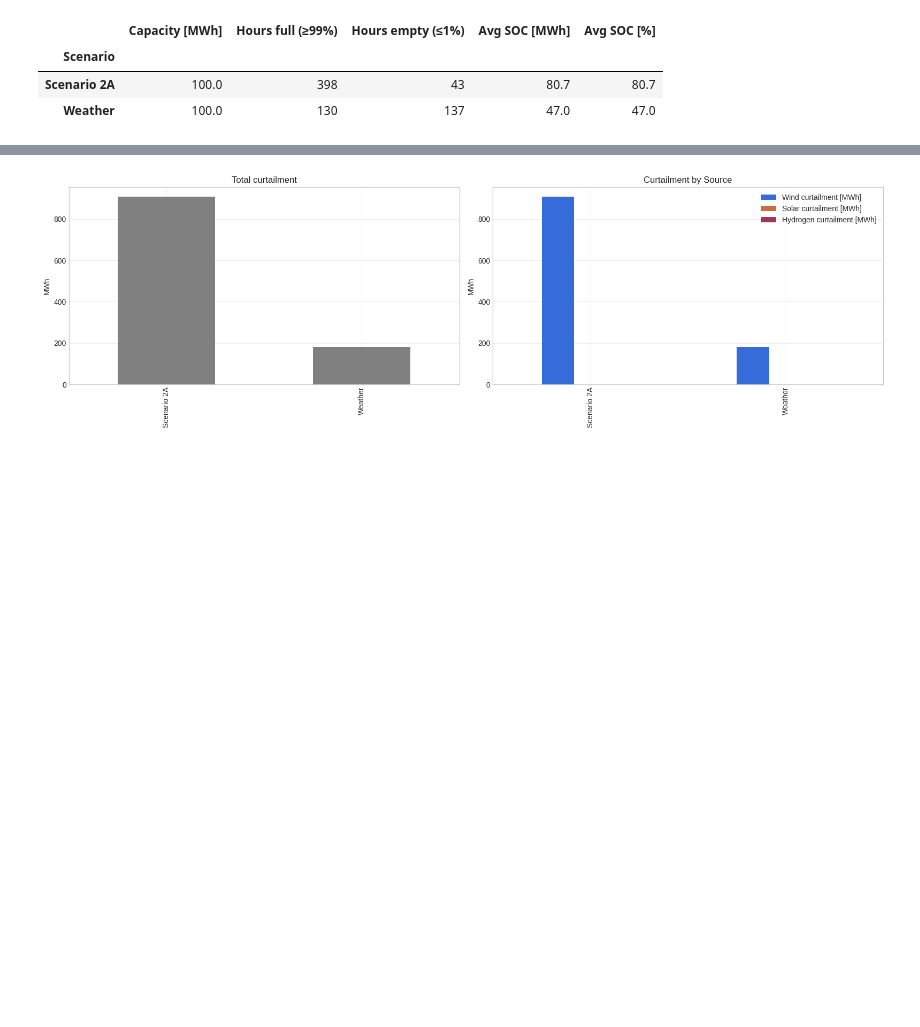
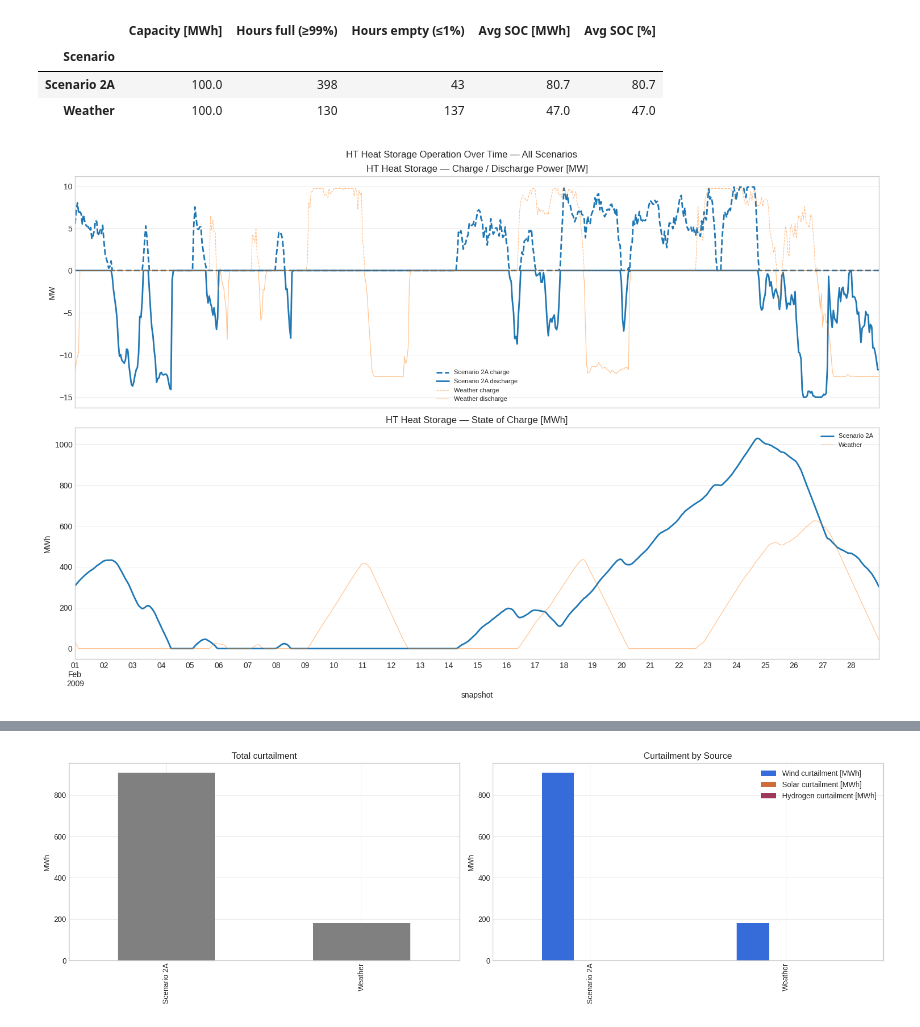
Before and after one commit to karivero/esi_final_repo, a Jupyter notebook: final_esi/ESI_Assignment/part3_bonus.ipynb, the cells around one changed output, grey strips where cells are left out. Saved outputs shown, nothing was run; the diff lists cells and outputs as text; code cells hidden in the pictures; blank space fills up the shorter version.

```diff
--- a/final_esi/ESI_Assignment/part3_bonus.ipynb
+++ b/final_esi/ESI_Assignment/part3_bonus.ipynb
@@ -1930,7 +1933,7 @@ max_h2_label = max(
     key=lambda label: networks[label].stores.e_nom_opt.get("h2_storage_zone3", 0)
 )
 
-# ── Battery plots ─────────────────────────────────────────────────
+# Battery plots
 fig, axes = plt.subplots(2, 1, figsize=(15, 10), sharex=True)
 
 for (label, net), color in zip(networks.items(), colors):
@@ -1941,7 +1944,7 @@ for (label, net), color in zip(networks.items(), colors):
     is_max = label == max_label
     lw     = 2.0 if is_max else 0.8
     alpha  = 1.0 if is_max else 0.5
-    lbl    = f"{label} ({batt_name}) ★" if is_max else f"{label} ({batt_name})"
+    lbl    = f"{label} ({batt_name})" if is_max else f"{label} ({batt_name})"
     p_series.plot(ax=axes[0], label=lbl, color=color, linewidth=lw, alpha=alpha)
     soc_series.plot(ax=axes[1], label=lbl, color=color, linewidth=lw, alpha=alpha)
 
@@ -1973,7 +1976,7 @@ for (label, net), color in zip(networks.items(), colors):
     is_max = label == max_h2_label
     lw     = 2.0 if is_max else 0.8
     alpha  = 1.0 if is_max else 0.5
-    lbl    = f"{label} ★" if is_max else label
+    lbl    = f"{label}" if is_max else label
 
     charge.plot(ax=axes[0], label=f"{lbl} charge",    color=color, linewidth=lw, alpha=alpha, linestyle="--")
     discharge.plot(ax=axes[0], label=f"{lbl} discharge", color=color, linewidth=lw, alpha=alpha, linestyle="-")
@@ -2061,3 +2064,88 @@ H₂ Storage Utilization by Scenario
 | Scenario |  |  |  |  |  |
 | Scenario 2A | 100.0 | 398 | 43 | 80.7 | 80.7 |
 | Weather | 100.0 | 130 | 137 | 47.0 | 47.0 |
+# %%
+heat_storage_components = {
+    "HT Heat Storage": {
+        "store":     "heat_high_storage",
+        "charge":    "heat_high_charge",
+        "discharge": "heat_high_discharge",
+        "color":     "firebrick",
+    },
+    "LT Heat Storage": {
+        "store":     "heat_low_storage",
+        "charge":    "heat_low_charge",
+        "discharge": "heat_low_discharge",
+        "color":     "darkorange",
+    },
+}
+
+scenario_colors = plt.cm.tab10.colors
+
+for storage_label, cfg in heat_storage_components.items():
+    max_cap_label = max(
+        networks,
+        key=lambda l: networks[l].stores.e_nom_opt.get(cfg["store"], 0)
+    )
+
+    fig, axes = plt.subplots(2, 1, figsize=(15, 10), sharex=True)
+
+    for (label, net), color in zip(networks.items(), scenario_colors):
+        # SOC
+        if cfg["store"] not in net.stores_t.e.columns:
+            continue
+        soc = net.stores_t.e[cfg["store"]]
+
+        # Charge / discharge flows
+        charge    = net.links_t.p0[cfg["charge"]]    if cfg["charge"]    in net.links_t.p0.columns else None
+        discharge = -net.links_t.p0[cfg["discharge"]] if cfg["discharge"] in net.links_t.p0.columns else None
+
+        is_max = label == max_cap_label
+        lw     = 2.0 if is_max else 0.8
+        alpha  = 1.0 if is_max else 0.5
+        lbl    = f"{label}" if is_max else label
+
+        if charge is not None:
+            charge.plot(ax=axes[0], label=f"{lbl} charge",
+                        color=color, linewidth=lw, alpha=alpha, linestyle="--")
+        if discharge is not None:
+            discharge.plot(ax=axes[0], label=f"{lbl} discharge",
+                           color=color, linewidth=lw, alpha=alpha, linestyle="-")
+
+        soc.plot(ax=axes[1], label=lbl, color=color, linewidth=lw, alpha=alpha)
+
+    axes[0].set_ylabel("MW")
+    axes[0].axhline(0, color="black", linewidth=0.5)
+    axes[0].set_title(f"{storage_label} — Charge / Discharge Power [MW]")
+    axes[0].legend(fontsize=8)
+    axes[0].grid(True)
+
+    axes[1].set_ylabel("MWh")
+    axes[1].set_title(f"{storage_label} — State of Charge [MWh]")
+    axes[1].legend(fontsize=8)
+    axes[1].grid(True)
+
+    plt.suptitle(f"{storage_label} Operation Over Time — All Scenarios", fontsize=12)
+    plt.tight_layout()
+    plt.show()
+
+# ── Capacity comparison ───────────────────────────────────────────
+fig, axes = plt.subplots(1, 2, figsize=(14, 5))
+
+kpis.loc[["HT heat storage [MWh]"]].T.plot(
+    kind="bar", ax=axes[0], legend=False, color="firebrick")
+axes[0].set_title("Optimized HT Heat Storage Capacity")
+axes[0].set_ylabel("MWh")
+axes[0].tick_params(axis="x", rotation=45)
+
+kpis.loc[["LT heat storage [MWh]"]].T.plot(
+    kind="bar", ax=axes[1], legend=False, color="darkorange")
+axes[1].set_title("Optimized LT Heat Storage Capacity")
+axes[1].set_ylabel("MWh")
+axes[1].tick_params(axis="x", rotation=45)
+
+plt.suptitle("Heat Storage Capacity by Scenario")
+plt.tight_layout()
+plt.show()
+# %% [output]
+[figure, added]
```
Also changed, not shown: parts of 25 cells of this notebook, 1 other file.
